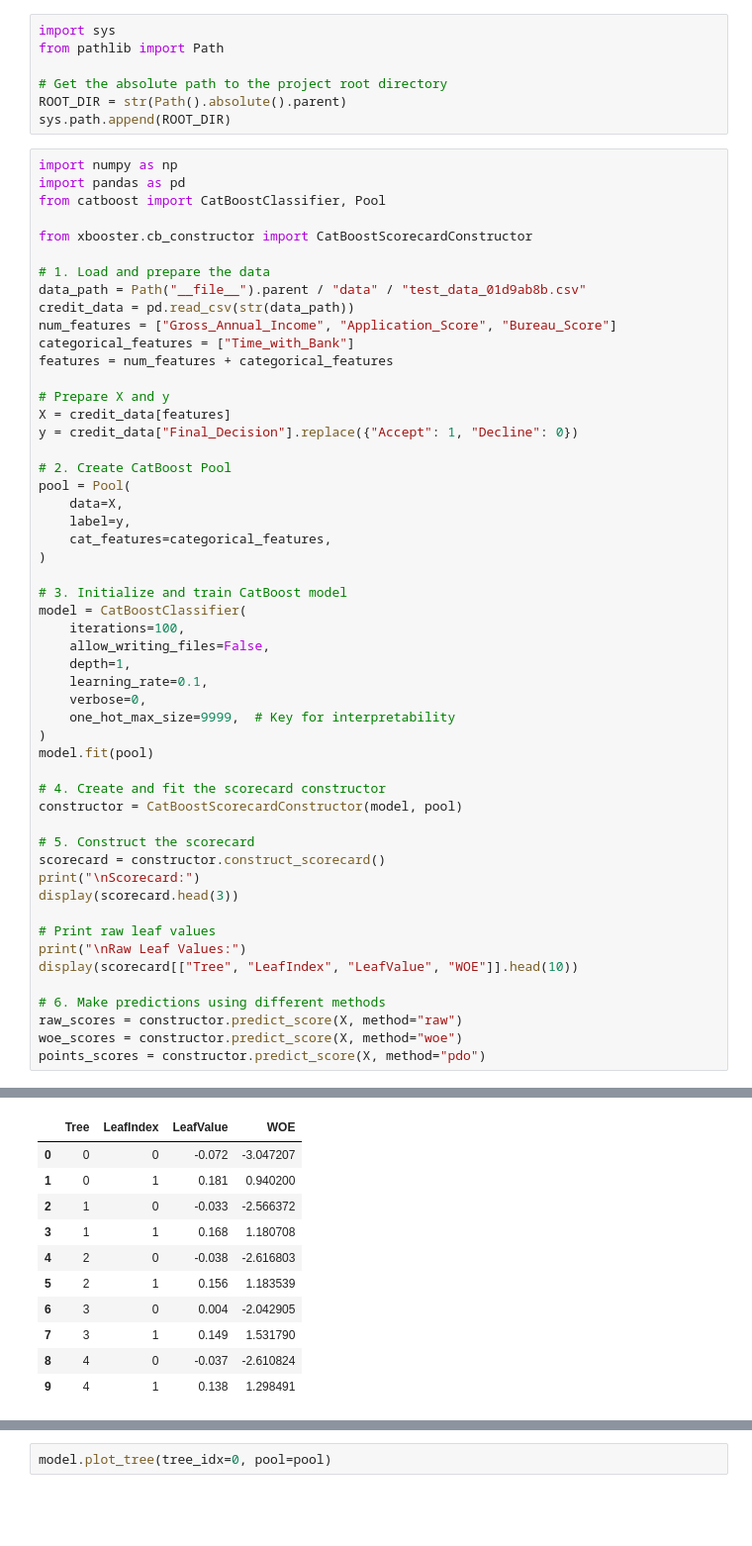
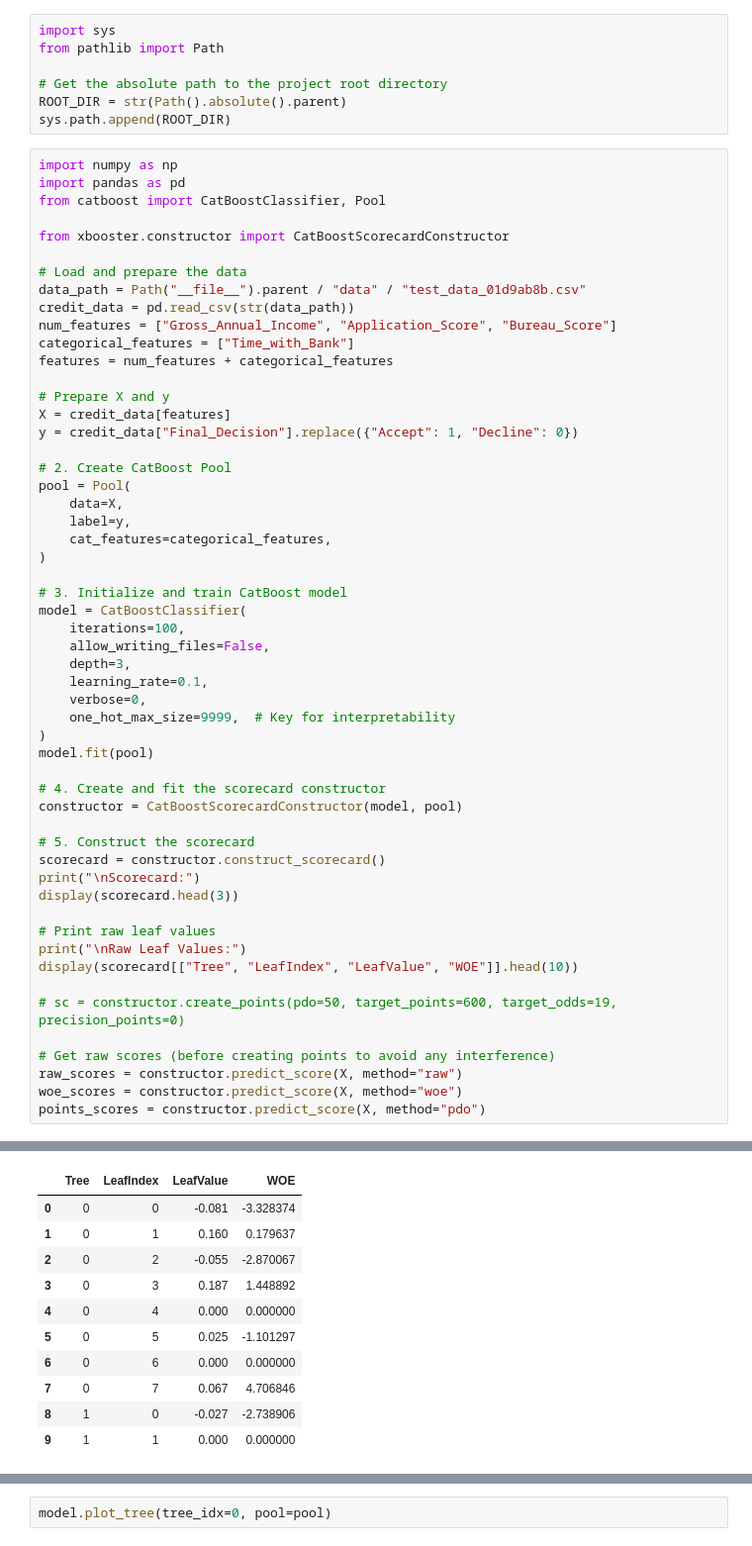
Before and after one commit to xRiskLab/xBooster, a Jupyter notebook: examples/catboost-getting-started.ipynb, the cells around one changed output, grey strips where cells are left out. Shown at 99% size. Saved outputs shown, nothing was run; the diff lists cells and outputs as text; blank space fills up the shorter version.

```diff
--- a/examples/catboost-getting-started.ipynb
+++ b/examples/catboost-getting-started.ipynb
@@ -15,9 +15,9 @@ import numpy as np
 import pandas as pd
 from catboost import CatBoostClassifier, Pool
 
-from xbooster.cb_constructor import CatBoostScorecardConstructor
+from xbooster.constructor import CatBoostScorecardConstructor
 
-# 1. Load and prepare the data
+# Load and prepare the data
 data_path = Path("__file__").parent / "data" / "test_data_01d9ab8b.csv"
 credit_data = pd.read_csv(str(data_path))
 num_features = ["Gross_Annual_Income", "Application_Score", "Bureau_Score"]
@@ -39,7 +39,7 @@ pool = Pool(
 model = CatBoostClassifier(
     iterations=100,
     allow_writing_files=False,
-    depth=1,
+    depth=3,
     learning_rate=0.1,
     verbose=0,
     one_hot_max_size=9999,  # Key for interpretability
@@ -58,7 +58,9 @@ display(scorecard.head(3))
 print("\nRaw Leaf Values:")
 display(scorecard[["Tree", "LeafIndex", "LeafValue", "WOE"]].head(10))
 
-# 6. Make predictions using different methods
+# sc = constructor.create_points(pdo=50, target_points=600, target_odds=19, precision_points=0)
+
+# Get raw scores (before creating points to avoid any interference)
 raw_scores = constructor.predict_score(X, method="raw")
 woe_scores = constructor.predict_score(X, method="woe")
 points_scores = constructor.predict_score(X, method="pdo")
@@ -71,12 +73,12 @@ Scorecard:
 Raw Leaf Values:
 |  | Tree | LeafIndex | LeafValue | WOE |
-| 0 | 0 | 0 | -0.072 | -3.047207 |
-| 1 | 0 | 1 | 0.181 | 0.940200 |
-| 2 | 1 | 0 | -0.033 | -2.566372 |
-| 3 | 1 | 1 | 0.168 | 1.180708 |
-| 4 | 2 | 0 | -0.038 | -2.616803 |
-| 5 | 2 | 1 | 0.156 | 1.183539 |
-| 6 | 3 | 0 | 0.004 | -2.042905 |
-| 7 | 3 | 1 | 0.149 | 1.531790 |
-| 8 | 4 | 0 | -0.037 | -2.610824 |
-| 9 | 4 | 1 | 0.138 | 1.298491 |
+| 0 | 0 | 0 | -0.081 | -3.328374 |
+| 1 | 0 | 1 | 0.160 | 0.179637 |
+| 2 | 0 | 2 | -0.055 | -2.870067 |
+| 3 | 0 | 3 | 0.187 | 1.448892 |
+| 4 | 0 | 4 | 0.000 | 0.000000 |
+| 5 | 0 | 5 | 0.025 | -1.101297 |
+| 6 | 0 | 6 | 0.000 | 0.000000 |
+| 7 | 0 | 7 | 0.067 | 4.706846 |
+| 8 | 1 | 0 | -0.027 | -2.738906 |
+| 9 | 1 | 1 | 0.000 | 0.000000 |
```
Also changed, not shown: parts of 4 cells of this notebook, 13 other files.
